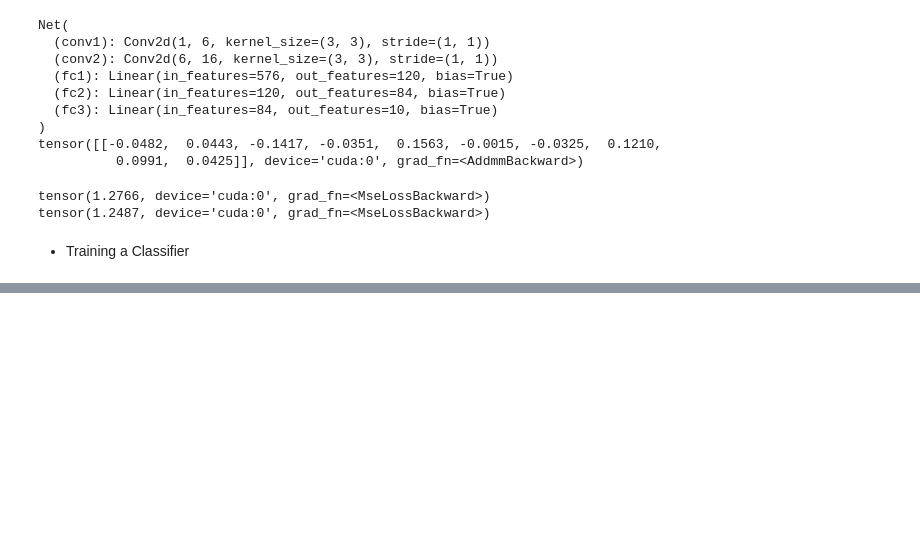
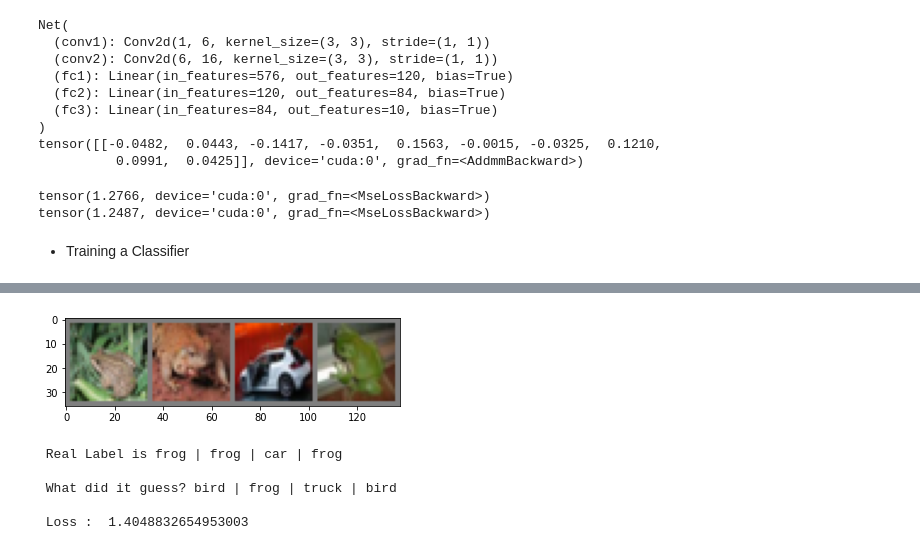
Before and after one commit to vishnubalaji/Deep-Learning-using-PyTorch, a Jupyter notebook: Deep_Learning_using_PyTorch.ipynb, the cells around one changed output, grey strips where cells are left out. Drawn from its saved outputs; the diff is of its cells as text; code cells hidden in the pictures; blank space fills up the shorter version.

```diff
--- a/Deep_Learning_using_PyTorch.ipynb
+++ b/Deep_Learning_using_PyTorch.ipynb
@@ -1254,6 +1255,8 @@ for epochs in range(4):
   for i,data in enumerate(trainloader,0):
     inputs,labels=data
     optimizer.zero_grad()
+    inputs=inputs.to(device)
+    labels=labels.to(device)
     outputs=net(inputs)
     loss=criterion(outputs,labels)
     loss.backward()
@@ -1268,0 +1288,22 @@ RuntimeError: ignored
+# %%
+test=iter(testloader)
+test.next()
+test_input,test_label=test.next()
+imshow(torchvision.utils.make_grid(test_input))
+test_input,test_label = test_input.to(device),test_label.to(device)
+
+print('\n Real Label is',' | '.join('%s'%classes[test_label[j]] for j in range(4)))
+
+with torch.no_grad():
+  test_output=net(test_input)
+  loss=criterion(test_output,test_label)
+  _,predicted=torch.max(test_output,1)
+  print('\n What did it guess?',' | '.join('%s' % classes[predicted[j]] for j in range(4)))
+  print('\n Loss : ',loss.item())
+# %% [output]
+[figure, added]
+ Real Label is frog | frog | car | frog
+
+ What did it guess? bird | frog | truck | bird
+
+ Loss :  1.4048832654953003
```
Also changed, not shown: parts of 2 cells of this notebook.
